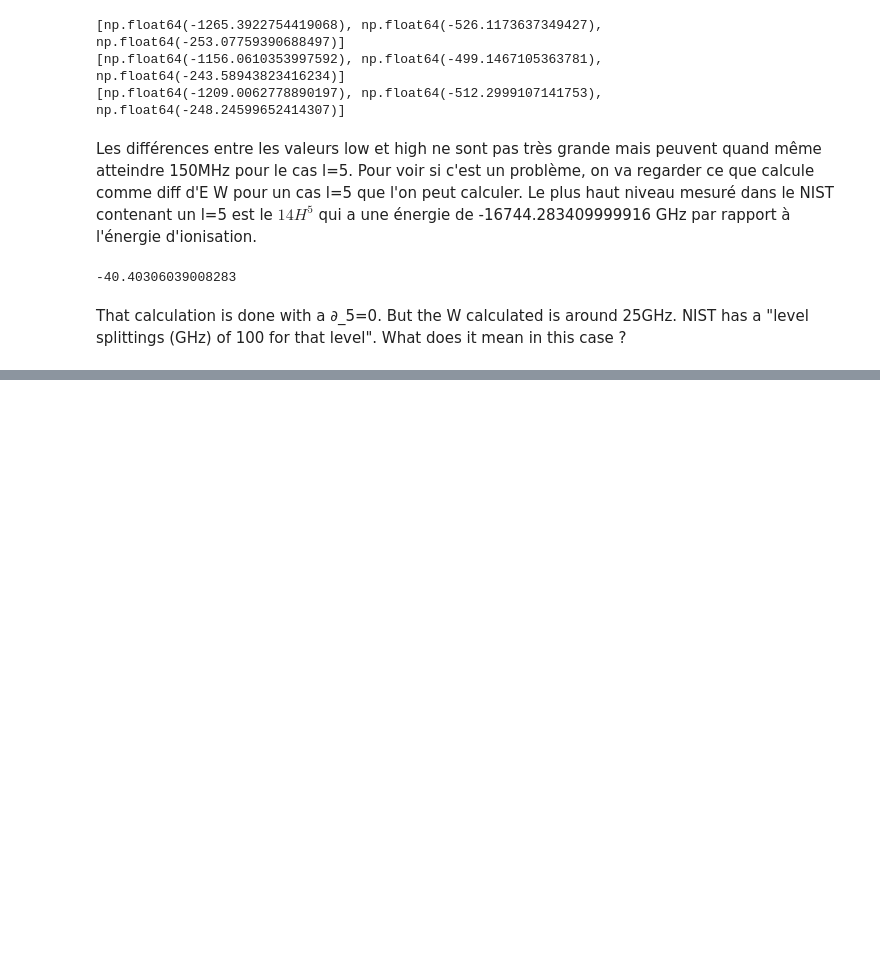
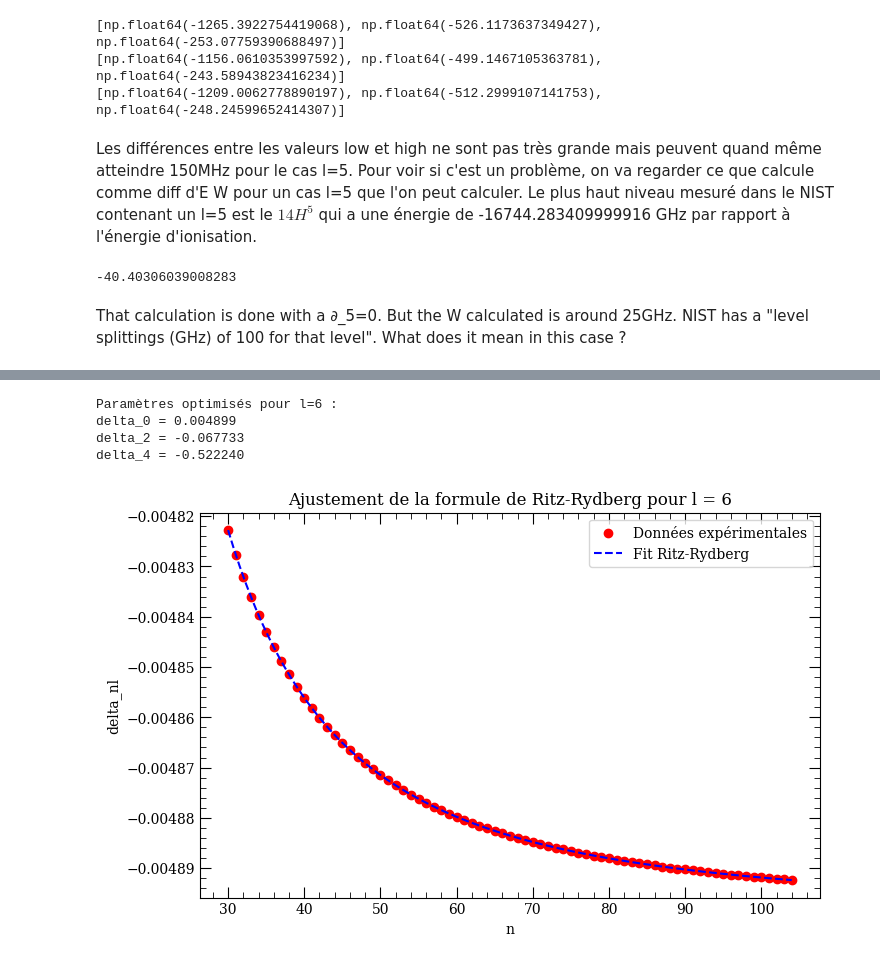
Before and after one commit to sdieden/Quantum-Control, a Jupyter notebook: QD/ARC3_test.ipynb, the cells around one changed output, grey strips where cells are left out. Drawn from its saved outputs; the diff is of its cells as text; code cells hidden in the pictures; blank space fills up the shorter version.

```diff
--- a/QD/ARC3_test.ipynb
+++ b/QD/ARC3_test.ipynb
@@ -859,0 +921,46 @@ def ritz_rydberg(n, delta_0, delta_2, delta_4):
+# %%
+import scipy.optimize as opt
+# Sélectionner un l particulier pour la régression (ex: l = 10)
+l_value = 6 # Choisir une valeur de l
+n_values = np.array(ndata)  # Liste des n
+
+# Extraire les valeurs de delta_nl sans None
+delta_nl_values = np.array([delta_by_l[l_value][i] for i in range(len(ndata)) if delta_by_l[l_value][i] is not None])
+filtered_n = np.array([n_values[i] for i in range(len(ndata)) if delta_by_l[l_value][i] is not None])
+
+#valeur positive pour le graphique
+
+#delta_nl_values = - delta_nl_values
+# Estimation initiale des paramètres (peut être ajustée)
+p0 = [0.1, 1.0, 0.01]  # Valeurs initiales pour delta_0, delta_2, delta_4
+
+# Ajustement par moindres carrés non linéaires
+params, covariance = opt.curve_fit(ritz_rydberg, filtered_n, delta_nl_values, p0=p0)
+
+# Extraire les paramètres optimisés
+delta_0_opt, delta_2_opt, delta_4_opt = params
+
+print(f"Paramètres optimisés pour l={l_value} :")
+print(f"delta_0 = {-delta_0_opt:.6f}")
+print(f"delta_2 = {-delta_2_opt:.6f}")
+print(f"delta_4 = {-delta_4_opt:.6f}")
+
+# Générer les valeurs de la courbe ajustée
+n_fit = np.linspace(min(filtered_n), max(filtered_n), 100)  # Plus de points pour lisser la courbe
+delta_fit = ritz_rydberg(n_fit, delta_0_opt, delta_2_opt, delta_4_opt)
+
+# Affichage
+plt.figure(figsize=(8,5))
+plt.scatter(filtered_n, delta_nl_values, label="Données expérimentales", color='red', marker='o')
+plt.plot(n_fit, delta_fit, label="Fit Ritz-Rydberg", linestyle='--', color='blue')
+plt.xlabel("n")
+plt.ylabel("delta_nl")
+plt.legend()
+plt.title(f"Ajustement de la formule de Ritz-Rydberg pour l = {l_value}")
+plt.show()
+# %% [output]
+Paramètres optimisés pour l=6 :
+delta_0 = 0.004899
+delta_2 = -0.067733
+delta_4 = -0.522240
+[figure, added]
```
Also changed, not shown: parts of 6 cells of this notebook, 1 other file.
